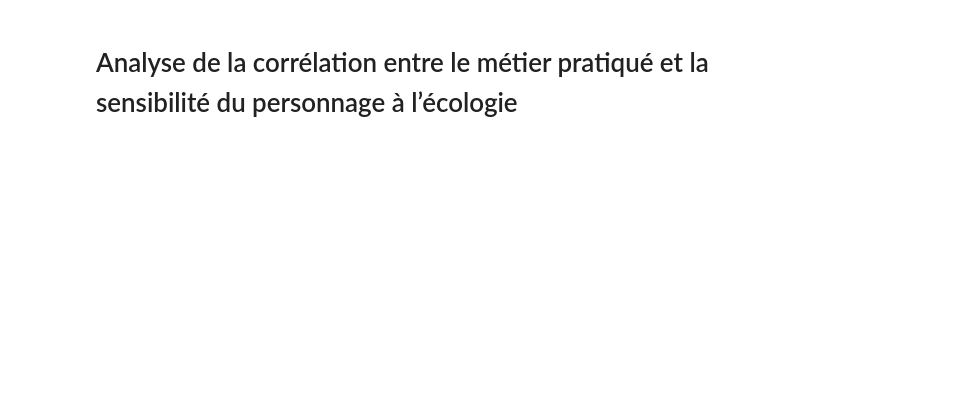
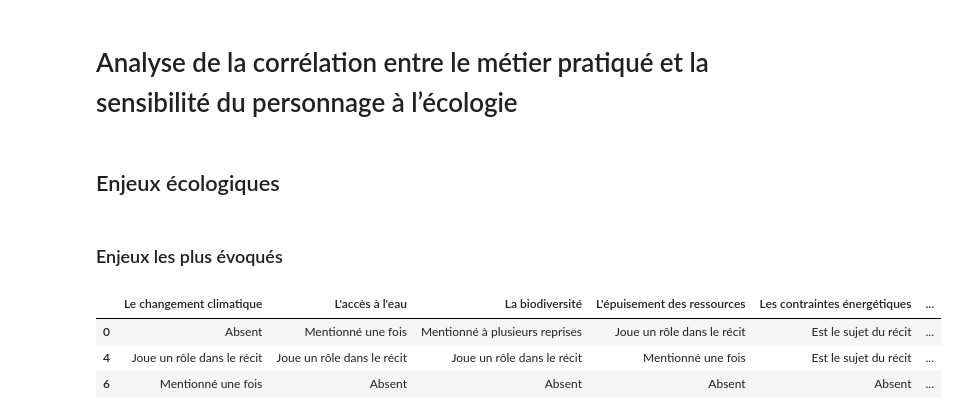
Before and after one commit to RomainSagetLethias/12_observatoire_des_imaginaires, a Jupyter notebook: notebooks/analyse_films.ipynb, the cells around one changed output. Saved outputs shown, nothing was run; the diff lists cells and outputs as text; code cells hidden in the pictures; blank space fills up the shorter version.

```diff
--- a/notebooks/analyse_films.ipynb
+++ b/notebooks/analyse_films.ipynb
@@ -2,8 +2,8 @@
 import pandas as pd
 import plotly.express as px
 
-file_path = "../data/Etape 1 Identification du film - Feuille 1.csv"
-data = pd.read_csv(file_path)
+file_path = "../data/Etape 1 Identification du film - Feuille 1 - enrichi.csv"
+data = pd.read_csv(file_path,sep=';',encoding='utf-8')
 
 # list all columns
 # fields = data.columns.to_frame()
@@ -212,3 +232,5 @@ fig.update_xaxes(side="bottom")
 
 # Display the plot
 fig.show()
+# %% [markdown]
+## Enjeux écologiques
@@ -214,0 +245,32 @@ fig.show()
+# %% [markdown]
+### Enjeux les plus évoqués
+# %%
+import re
+def extract_text_between_brackets(string):
+    # Regular expression pattern to find text between [ and (
+    # This is useful for extracting short labels for the environmental issues
+
+    # \[  -> match the character '[' literally
+    # (   -> start capturing group
+    # [^\[\(]+ -> match any character except '[' or '(' one or more times
+    # )   -> end capturing group
+    # \)  -> match the character '(' literally
+    match = re.search(r'\[([^\[\(]+)\(', string)
+
+    if match:
+        return match.group(1).strip()  # Return the matched group and strip any extra whitespace
+    return None  # Return None if no match is found
+# %%
+# Filter columns that start with 'environmental_issues'
+env_columns = data[[col for col in data.columns if col.startswith('environmental_issues')]]
+enjeux = env_columns[env_columns['environmental_issues'] == 'Oui'].drop(axis=1, labels='environmental_issues')
+
+# rename columns with shorter names
+colnames = { colname : extract_text_between_brackets(colname) for colname in enjeux.columns}
+enjeux.rename(columns=colnames, inplace=True)
+enjeux
+# %% [output]
+|  | Le changement climatique | L'accès à l'eau | La biodiversité | L'épuisement des ressources | Les contraintes énergétiques | ... |
+| 0 | Absent | Mentionné une fois | Mentionné à plusieurs reprises | Joue un rôle dans le récit | Est le sujet du récit | ... |
+| 4 | Joue un rôle dans le récit | Joue un rôle dans le récit | Joue un rôle dans le récit | Mentionné une fois | Est le sujet du récit | ... |
+| 6 | Mentionné une fois | Absent | Absent | Absent | Absent | ... |
```
Also changed, not shown: parts of 4 cells of this notebook, 2 other files.
